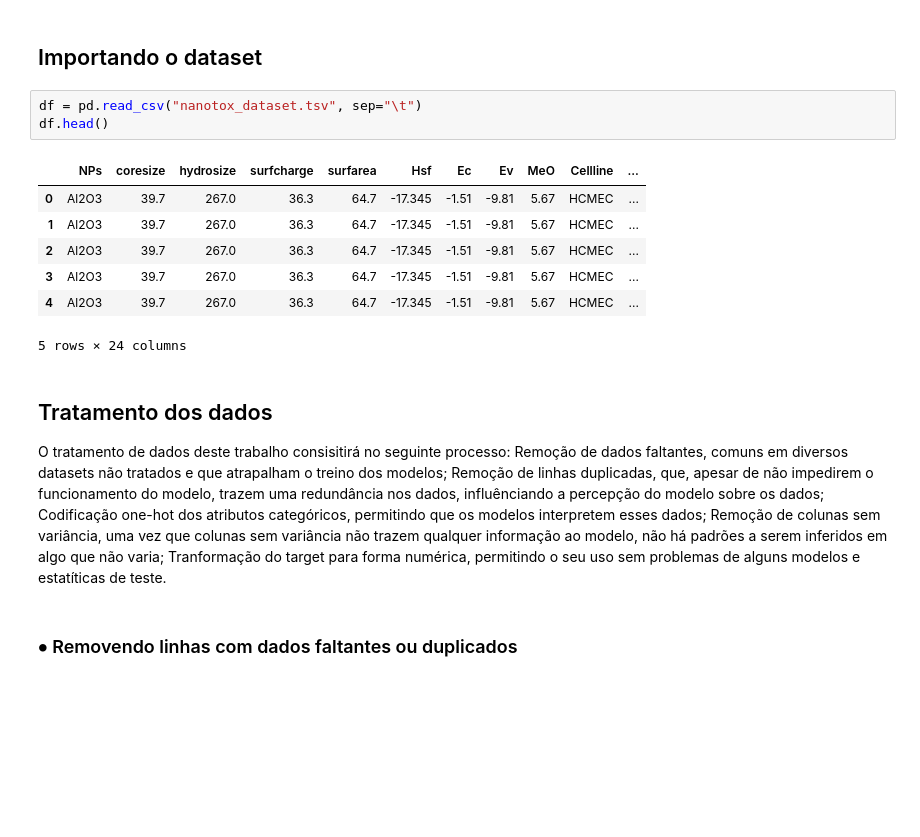
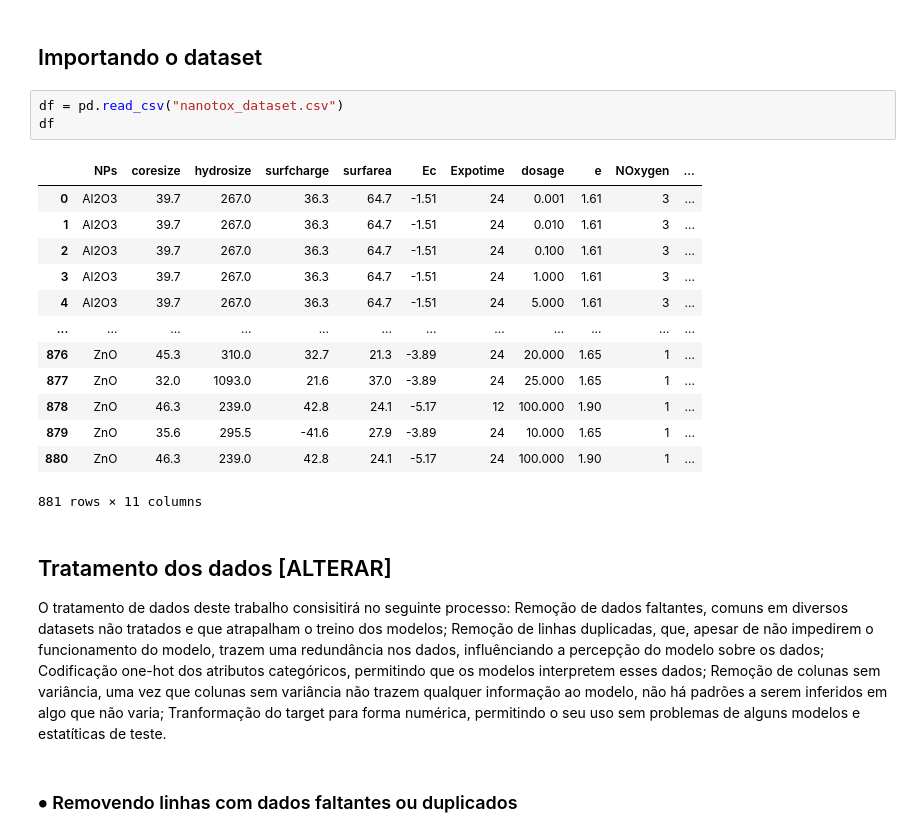
Before and after one commit to AnielNeto/Trabalho_Aprendizado_de_Maquina, a Jupyter notebook: Trabalho Aprendizado de Maquina.ipynb, the cells around one changed output. Saved outputs shown, nothing was run; the diff lists cells and outputs as text; blank space fills up the shorter version.

```diff
--- a/Trabalho Aprendizado de Maquina.ipynb
+++ b/Trabalho Aprendizado de Maquina.ipynb
@@ -93,18 +102,24 @@ Sobre essa perspectiva, nesta seção será feita a importação dos dados do da
 # %% [markdown]
 ## Importando o dataset
 # %%
-df = pd.read_csv("nanotox_dataset.tsv", sep="\t")
-df.head()
+df = pd.read_csv("nanotox_dataset.csv")
+df
 # %% [output]
-|  | NPs | coresize | hydrosize | surfcharge | surfarea | Hsf | Ec | Ev | MeO | Cellline | ... |
-| 0 | Al2O3 | 39.7 | 267.0 | 36.3 | 64.7 | -17.345 | -1.51 | -9.81 | 5.67 | HCMEC | ... |
-| 1 | Al2O3 | 39.7 | 267.0 | 36.3 | 64.7 | -17.345 | -1.51 | -9.81 | 5.67 | HCMEC | ... |
-| 2 | Al2O3 | 39.7 | 267.0 | 36.3 | 64.7 | -17.345 | -1.51 | -9.81 | 5.67 | HCMEC | ... |
-| 3 | Al2O3 | 39.7 | 267.0 | 36.3 | 64.7 | -17.345 | -1.51 | -9.81 | 5.67 | HCMEC | ... |
-| 4 | Al2O3 | 39.7 | 267.0 | 36.3 | 64.7 | -17.345 | -1.51 | -9.81 | 5.67 | HCMEC | ... |
+|  | NPs | coresize | hydrosize | surfcharge | surfarea | Ec | Expotime | dosage | e | NOxygen | ... |
+| 0 | Al2O3 | 39.7 | 267.0 | 36.3 | 64.7 | -1.51 | 24 | 0.001 | 1.61 | 3 | ... |
+| 1 | Al2O3 | 39.7 | 267.0 | 36.3 | 64.7 | -1.51 | 24 | 0.010 | 1.61 | 3 | ... |
+| 2 | Al2O3 | 39.7 | 267.0 | 36.3 | 64.7 | -1.51 | 24 | 0.100 | 1.61 | 3 | ... |
+| 3 | Al2O3 | 39.7 | 267.0 | 36.3 | 64.7 | -1.51 | 24 | 1.000 | 1.61 | 3 | ... |
+| 4 | Al2O3 | 39.7 | 267.0 | 36.3 | 64.7 | -1.51 | 24 | 5.000 | 1.61 | 3 | ... |
+| ... | ... | ... | ... | ... | ... | ... | ... | ... | ... | ... | ... |
+| 876 | ZnO | 45.3 | 310.0 | 32.7 | 21.3 | -3.89 | 24 | 20.000 | 1.65 | 1 | ... |
+| 877 | ZnO | 32.0 | 1093.0 | 21.6 | 37.0 | -3.89 | 24 | 25.000 | 1.65 | 1 | ... |
+| 878 | ZnO | 46.3 | 239.0 | 42.8 | 24.1 | -5.17 | 12 | 100.000 | 1.90 | 1 | ... |
+| 879 | ZnO | 35.6 | 295.5 | -41.6 | 27.9 | -3.89 | 24 | 10.000 | 1.65 | 1 | ... |
+| 880 | ZnO | 46.3 | 239.0 | 42.8 | 24.1 | -5.17 | 24 | 100.000 | 1.90 | 1 | ... |
-5 rows × 24 columns
+881 rows × 11 columns
 # %% [markdown]
-## Tratamento dos dados
+## Tratamento dos dados [ALTERAR]
 
 O tratamento de dados deste trabalho consisitirá no seguinte processo: Remoção de dados faltantes, comuns em diversos datasets não tratados e que atrapalham o treino dos modelos; Remoção de linhas duplicadas, que, apesar de não impedirem o funcionamento do modelo, trazem uma redundância nos dados, influênciando a percepção do modelo sobre os dados; Codificação one-hot dos atributos categóricos, permitindo que os modelos interpretem esses dados; Remoção de colunas sem variância, uma vez que colunas sem variância não trazem qualquer informação ao modelo, não há padrões a serem inferidos em algo que não varia; Tranformação do target para forma numérica, permitindo o seu uso sem problemas de alguns modelos e estatíticas de teste.
 # %% [markdown]
```
Also changed, not shown: parts of 72 cells of this notebook.
